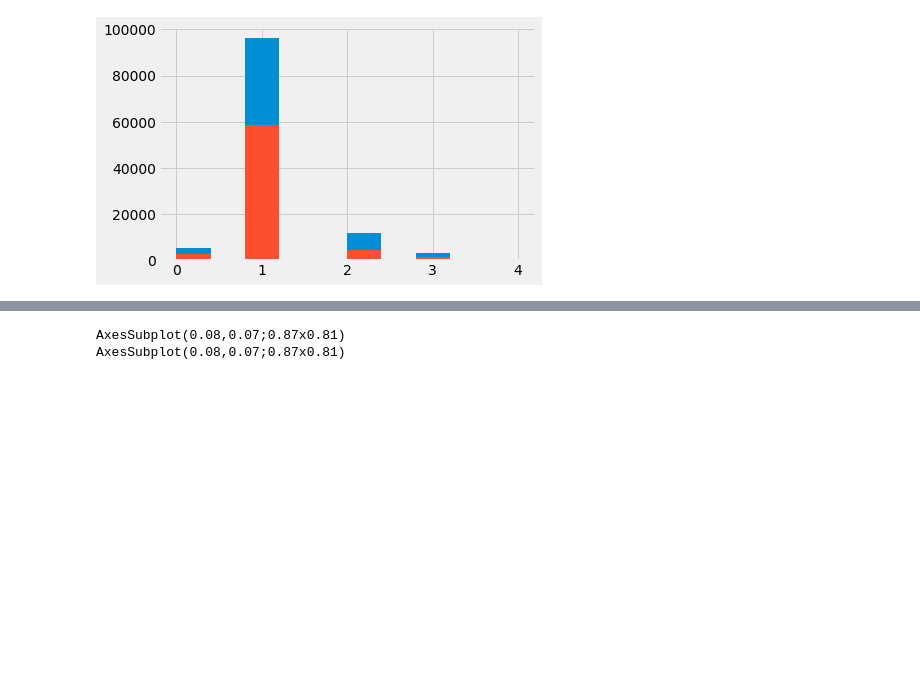
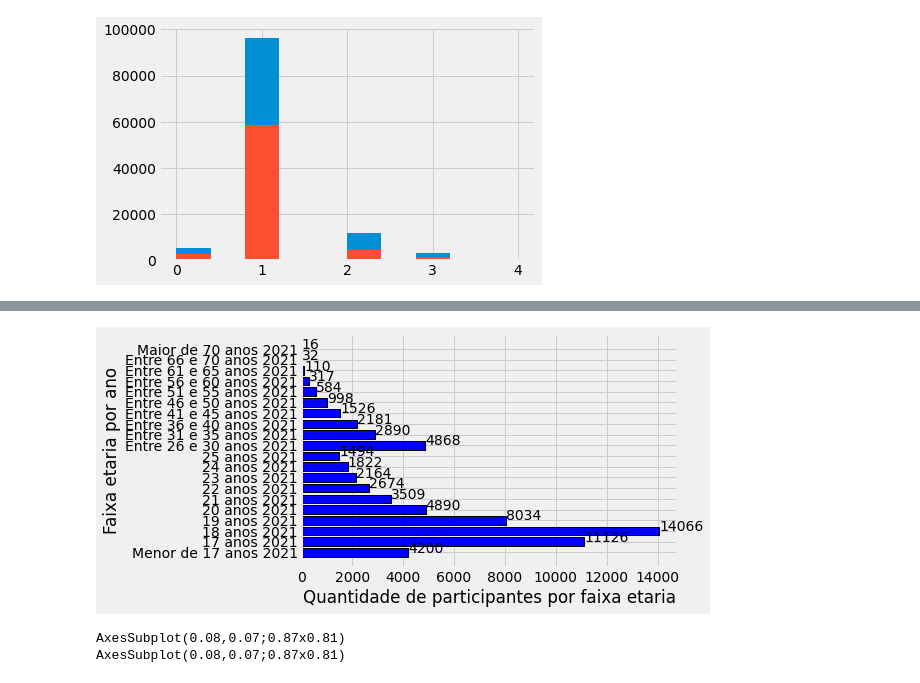
Before and after one commit to kingofrats04/Projeto_IA_DadosEnem, a Jupyter notebook: testeGraficosPy.ipynb, the cells around one changed output, grey strips where cells are left out. Cells and saved outputs as stored; diff of their text form; code cells hidden in the pictures; blank space fills up the shorter version.

```diff
--- a/testeGraficosPy.ipynb
+++ b/testeGraficosPy.ipynb
@@ -340,0 +303,79 @@ Text(0, 0.5, 'Faixa etaria por ano')
+# %%
+#display(planilha2021.loc[(planilha2021['TP_FAIXA_ETARIA']==1)])
+#display(planilha2021.loc[(planilha2021['TP_FAIXA_ETARIA']==2)])
+#display(planilha2021.loc[(planilha2021['TP_FAIXA_ETARIA']==3)])
+#display(planilha2021.loc[(planilha2021['TP_FAIXA_ETARIA']==4)])
+#display(planilha2021.loc[(planilha2021['TP_FAIXA_ETARIA']==5)])
+#display(planilha2021.loc[(planilha2021['TP_FAIXA_ETARIA']==6)])
+#display(planilha2021.loc[(planilha2021['TP_FAIXA_ETARIA']==7)])
+#display(planilha2021.loc[(planilha2021['TP_FAIXA_ETARIA']==8)])
+#display(planilha2021.loc[(planilha2021['TP_FAIXA_ETARIA']==9)])
+#display(planilha2021.loc[(planilha2021['TP_FAIXA_ETARIA']==10)])
+#display(planilha2021.loc[(planilha2021['TP_FAIXA_ETARIA']==11)])
+#display(planilha2021.loc[(planilha2021['TP_FAIXA_ETARIA']==12)])
+#display(planilha2021.loc[(planilha2021['TP_FAIXA_ETARIA']==13)])
+#display(planilha2021.loc[(planilha2021['TP_FAIXA_ETARIA']==14)])
+#display(planilha2021.loc[(planilha2021['TP_FAIXA_ETARIA']==15)])
+#display(planilha2021.loc[(planilha2021['TP_FAIXA_ETARIA']==16)])
+#display(planilha2021.loc[(planilha2021['TP_FAIXA_ETARIA']==17)])
+#display(planilha2021.loc[(planilha2021['TP_FAIXA_ETARIA']==18)])
+#display(planilha2021.loc[(planilha2021['TP_FAIXA_ETARIA']==19)])
+#display(planilha2021.loc[(planilha2021['TP_FAIXA_ETARIA']==20)])
+
+print('Numero total de participantes com faixa etária 1 (menor de 17 anos) na planilha Microdados Enem 2021: 4200')
+print('Numero total de participantes com faixa etária 2 (17 anos) na planilha Microdados Enem 2021: 11126')
+print('Numero total de participantes com faixa etária 3 (18 anos) na planilha Microdados Enem 2021: 14066')
+print('Numero total de participantes com faixa etária 4 (19 anos) na planilha Microdados Enem 2021: 8034')
+print('Numero total de participantes com faixa etária 5 (20 anos) na planilha Microdados Enem 2021: 4890')
+print('Numero total de participantes com faixa etária 6 (21 anos) na planilha Microdados Enem 2021: 3509')
+print('Numero total de participantes com faixa etária 7 (22 anos) na planilha Microdados Enem 2021: 2674')
+print('Numero total de participantes com faixa etária 8 (23 anos) na planilha Microdados Enem 2021: 2164')
+print('Numero total de participantes com faixa etária 9 (24 anos) na planilha Microdados Enem 2021: 1822')
+print('Numero total de participantes com faixa etária 10 (25 anos) na planilha Microdados Enem 2021: 1494')
+print('Numero total de participantes com faixa etária 11 (entre 26 e 30 anos) na planilha Microdados Enem 2021: 4868')
+print('Numero total de participantes com faixa etária 12 (entre 31 e 35 anos) na planilha Microdados Enem 2021: 2890')
+print('Numero total de participantes com faixa etária 13 (entre 36 e 40 anos) na planilha Microdados Enem 2021: 2181')
+print('Numero total de participantes com faixa etária 14 (entre 41 e 45 anos) na planilha Microdados Enem 2021: 1526')
+print('Numero total de participantes com faixa etária 15 (entre 46 e 50 anos) na planilha Microdados Enem 2021: 998')
+print('Numero total de participantes com faixa etária 16 (entre 51 e 55 anos) na planilha Microdados Enem 2021: 584')
+print('Numero total de participantes com faixa etária 17 (entre 56 e 60 anos) na planilha Microdados Enem 2021: 317')
+print('Numero total de participantes com faixa etária 18 (entre 61 e 65 anos) na planilha Microdados Enem 2021: 110')
+print('Numero total de participantes com faixa etária 19 (entre 66 e 70 anos) na planilha Microdados Enem 2021: 32')
+print('Numero total de participantes com faixa etária 20 (maior de 70 anos) na planilha Microdados Enem 2021: 16\n')
+
+TP_FAIXA_ETARIA12021 = 4200
+TP_FAIXA_ETARIA22021 = 11126
+TP_FAIXA_ETARIA32021 = 14066
+TP_FAIXA_ETARIA42021 = 8034
+TP_FAIXA_ETARIA52021 = 4890
+TP_FAIXA_ETARIA62021 = 3509
+TP_FAIXA_ETARIA72021 = 2674
+TP_FAIXA_ETARIA82021 = 2164
+TP_FAIXA_ETARIA92021 = 1822
+TP_FAIXA_ETARIA102021 = 1494
+TP_FAIXA_ETARIA112021 = 4868
+TP_FAIXA_ETARIA122021 = 2890
+TP_FAIXA_ETARIA132021 = 2181
+TP_FAIXA_ETARIA142021 = 1526
+TP_FAIXA_ETARIA152021 = 998
+TP_FAIXA_ETARIA162021 = 584
+TP_FAIXA_ETARIA172021 = 317
+TP_FAIXA_ETARIA182021 = 110
+TP_FAIXA_ETARIA192021 = 32
+TP_FAIXA_ETARIA202021 = 16
+
+# Printando grafico de barras horizontal
+width_n = 1.75   # Largura das Colunas
+x = ['Menor de 17 anos 2021', '17 anos 2021', '18 anos 2021', '19 anos 2021', '20 anos 2021', '21 anos 2021', '22 anos 2021', '23 anos 2021', '24 anos 2021', '25 anos 2021', 'Entre 26 e 30 anos 2021', 'Entre 31 e 35 anos 2021', 'Entre 36 e 40 anos 2021', 'Entre 41 e 45 anos 2021', 'Entre 46 e 50 anos 2021', 'Entre 51 e 55 anos 2021', 'Entre 56 e 60 anos 2021', 'Entre 61 e 65 anos 2021', 'Entre 66 e 70 anos 2021', 'Maior de 70 anos 2021']
+y = [4200, 11126, 14066, 8034, 4890, 3509, 2674, 2164, 1822, 1494, 4868, 2890, 2181, 1526, 998, 584, 317, 110, 32, 16]
+totalFaixaEtaria = TP_FAIXA_ETARIA12021, TP_FAIXA_ETARIA22021, TP_FAIXA_ETARIA32021, TP_FAIXA_ETARIA42021, TP_FAIXA_ETARIA52021, TP_FAIXA_ETARIA62021, TP_FAIXA_ETARIA72021, TP_FAIXA_ETARIA82021, TP_FAIXA_ETARIA92021, TP_FAIXA_ETARIA102021, TP_FAIXA_ETARIA112021, TP_FAIXA_ETARIA122021, TP_FAIXA_ETARIA132021, TP_FAIXA_ETARIA142021, TP_FAIXA_ETARIA152021, TP_FAIXA_ETARIA162021, TP_FAIXA_ETARIA172021, TP_FAIXA_ETARIA182021, TP_FAIXA_ETARIA192021, TP_FAIXA_ETARIA202021
+
+plt.style.use('fivethirtyeight')
+
+for index, value in enumerate(y):
+  plt.text(value, index,str(value))
+
+plt.barh(x, totalFaixaEtaria, align='center', color=['blue', 'blue', 'blue', 'blue', 'blue', 'blue', 'blue', 'blue', 'blue', 'blue', 'blue', 'blue', 'blue', 'blue', 'blue', 'blue', 'blue', 'blue', 'blue', 'blue'], edgecolor='black', linewidth="1")
+plt.xlabel("Quantidade de participantes por faixa etaria")
+plt.ylabel("Faixa etaria por ano")
+# %% [output]
@@ -341,3 +403,4 @@ Text(0, 0.5, 'Faixa etaria por ano')
+[figure, added]
 # %%
 # Histograma projetando a quatidade de participantes por idade nos dos dois anos
 print(planilha2020.TP_FAIXA_ETARIA.hist())
```
Also changed, not shown: parts of 3 cells of this notebook.
